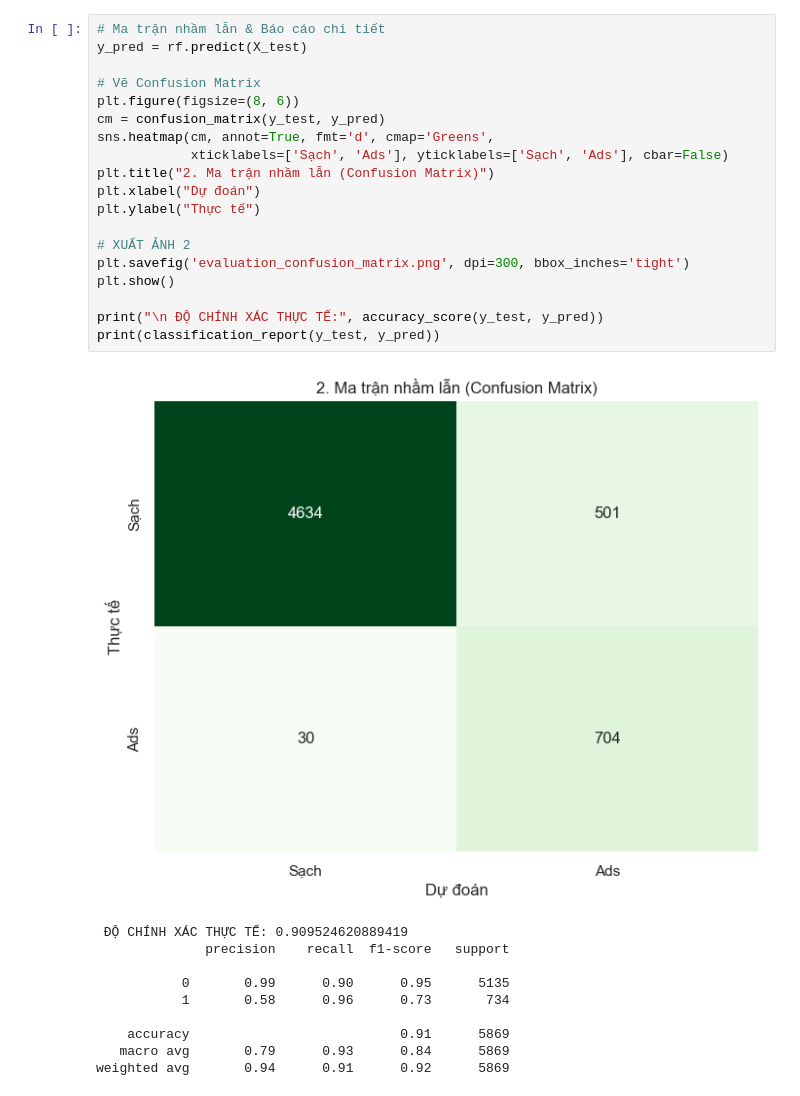
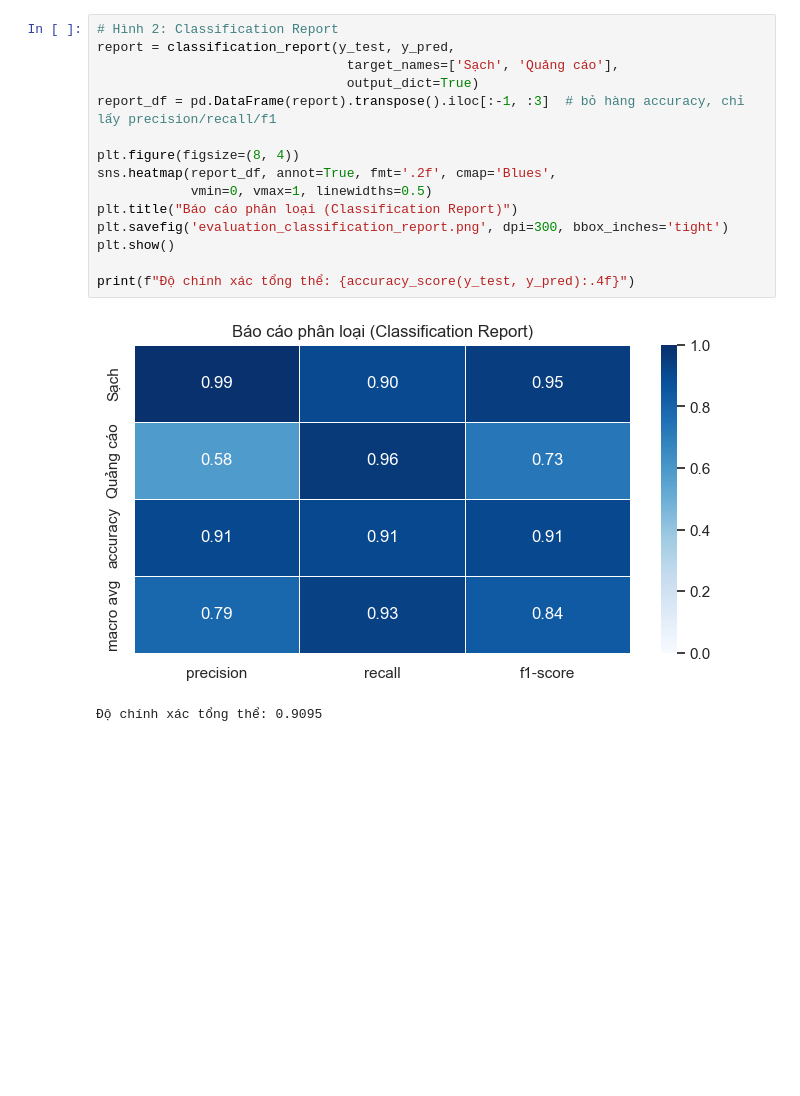
Before and after one commit to hoanglonglpgxxx/email-digest, a Jupyter notebook: final_adblocker/dataset2/demo2.ipynb, the cells around one changed output. Saved outputs shown, nothing was run; the diff lists cells and outputs as text; blank space fills up the shorter version.

```diff
--- a/final_adblocker/dataset2/demo2.ipynb
+++ b/final_adblocker/dataset2/demo2.ipynb
@@ -80,31 +74,19 @@ Huấn luyện hoàn tất.
 # %%
-# Ma trận nhầm lẫn & Báo cáo chi tiết
-y_pred = rf.predict(X_test)
+# Hình 2: Classification Report
+report = classification_report(y_test, y_pred,
+                                target_names=['Sạch', 'Quảng cáo'],
+                                output_dict=True)
+report_df = pd.DataFrame(report).transpose().iloc[:-1, :3]  # bỏ hàng accuracy, chỉ lấy precision/recall/f1
 
-# Vẽ Confusion Matrix
-plt.figure(figsize=(8, 6))
-cm = confusion_matrix(y_test, y_pred)
-sns.heatmap(cm, annot=True, fmt='d', cmap='Greens',
-            xticklabels=['Sạch', 'Ads'], yticklabels=['Sạch', 'Ads'], cbar=False)
-plt.title("2. Ma trận nhầm lẫn (Confusion Matrix)")
-plt.xlabel("Dự đoán")
-plt.ylabel("Thực tế")
-
-# XUẤT ẢNH 2
-plt.savefig('evaluation_confusion_matrix.png', dpi=300, bbox_inches='tight')
+plt.figure(figsize=(8, 4))
+sns.heatmap(report_df, annot=True, fmt='.2f', cmap='Blues',
+            vmin=0, vmax=1, linewidths=0.5)
+plt.title("Báo cáo phân loại (Classification Report)")
+plt.savefig('evaluation_classification_report.png', dpi=300, bbox_inches='tight')
 plt.show()
 
-print("\n ĐỘ CHÍNH XÁC THỰC TẾ:", accuracy_score(y_test, y_pred))
-print(classification_report(y_test, y_pred))
+print(f"Độ chính xác tổng thể: {accuracy_score(y_test, y_pred):.4f}")
 # %% [output]
-[figure, old version]
+[figure, new version]
- ĐỘ CHÍNH XÁC THỰC TẾ: 0.909524620889419
-              precision    recall  f1-score   support
-
-           0       0.99      0.90      0.95      5135
-           1       0.58      0.96      0.73       734
-
-    accuracy                           0.91      5869
-   macro avg       0.79      0.93      0.84      5869
-weighted avg       0.94      0.91      0.92      5869
+Độ chính xác tổng thể: 0.9095
 # %%
```
Also changed, not shown: parts of 7 cells of this notebook, 18 other files.
